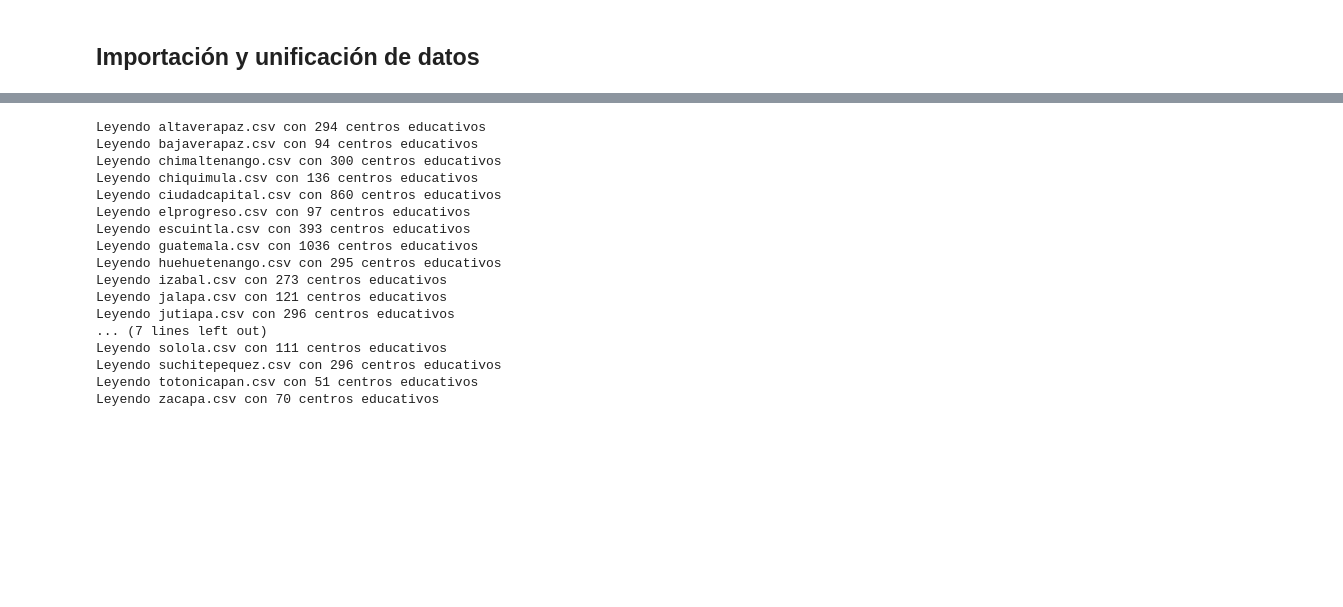
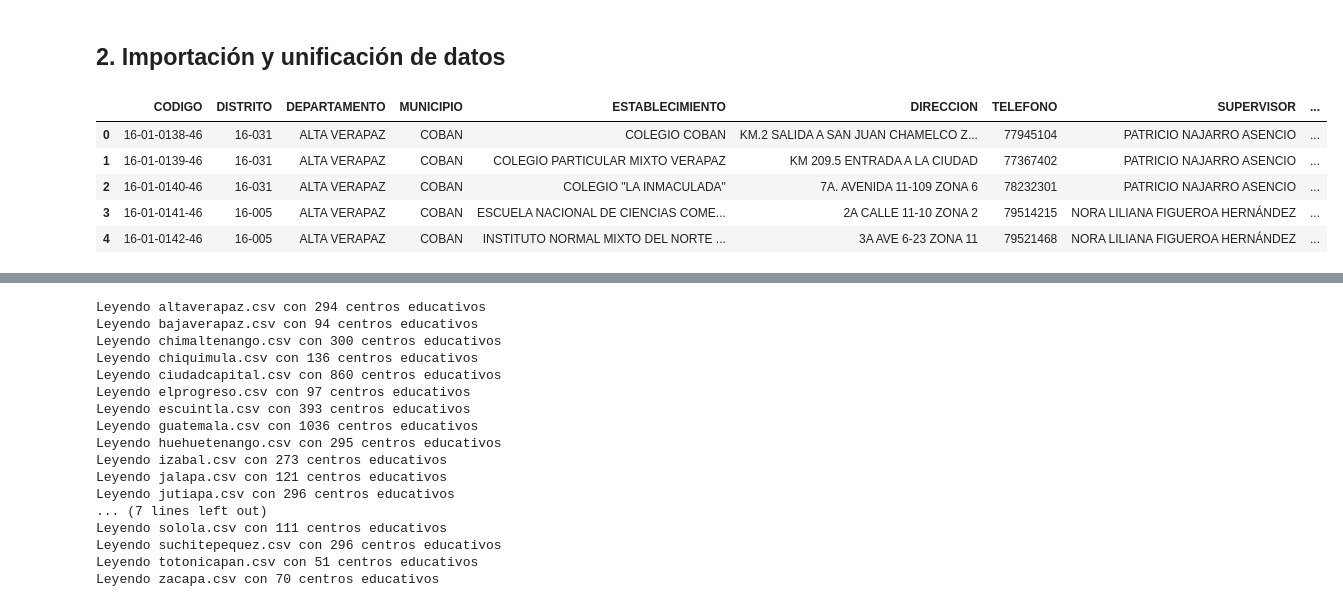
Before and after one commit to alee2602/PROYECTO1-DS, a Jupyter notebook: analisis.ipynb, the cells around one changed output, grey strips where cells are left out. Drawn from its saved outputs; the diff is of its cells as text; code cells hidden in the pictures; blank space fills up the shorter version.

```diff
--- a/analisis.ipynb
+++ b/analisis.ipynb
@@ -9,2 +24,17 @@ Link del repositorio: https://github.com/alee2602/PROYECTO1-DS
 # %% [markdown]
-## Importación y unificación de datos
+## **2. Importación y unificación de datos**
+# %%
+import pandas as pd
+import unicodedata
+import os
+import re
+
+df = pd.read_csv('data/csv/altaverapaz.csv')
+df.head()
+# %% [output]
+|  | CODIGO | DISTRITO | DEPARTAMENTO | MUNICIPIO | ESTABLECIMIENTO | DIRECCION | TELEFONO | SUPERVISOR | ... |
+| 0 | 16-01-0138-46 | 16-031 | ALTA VERAPAZ | COBAN | COLEGIO COBAN | KM.2 SALIDA A SAN JUAN CHAMELCO Z... | 77945104 | PATRICIO NAJARRO ASENCIO | ... |
+| 1 | 16-01-0139-46 | 16-031 | ALTA VERAPAZ | COBAN | COLEGIO PARTICULAR MIXTO VERAPAZ | KM 209.5 ENTRADA A LA CIUDAD | 77367402 | PATRICIO NAJARRO ASENCIO | ... |
+| 2 | 16-01-0140-46 | 16-031 | ALTA VERAPAZ | COBAN | COLEGIO "LA INMACULADA" | 7A. AVENIDA 11-109 ZONA 6 | 78232301 | PATRICIO NAJARRO ASENCIO | ... |
+| 3 | 16-01-0141-46 | 16-005 | ALTA VERAPAZ | COBAN | ESCUELA NACIONAL DE CIENCIAS COME... | 2A CALLE 11-10 ZONA 2 | 79514215 | NORA LILIANA FIGUEROA HERNÁNDEZ | ... |
+| 4 | 16-01-0142-46 | 16-005 | ALTA VERAPAZ | COBAN | INSTITUTO NORMAL MIXTO DEL NORTE ... | 3A AVE 6-23 ZONA 11 | 79521468 | NORA LILIANA FIGUEROA HERNÁNDEZ | ... |
```
Also changed, not shown: parts of 105 cells of this notebook, 37 other files.
